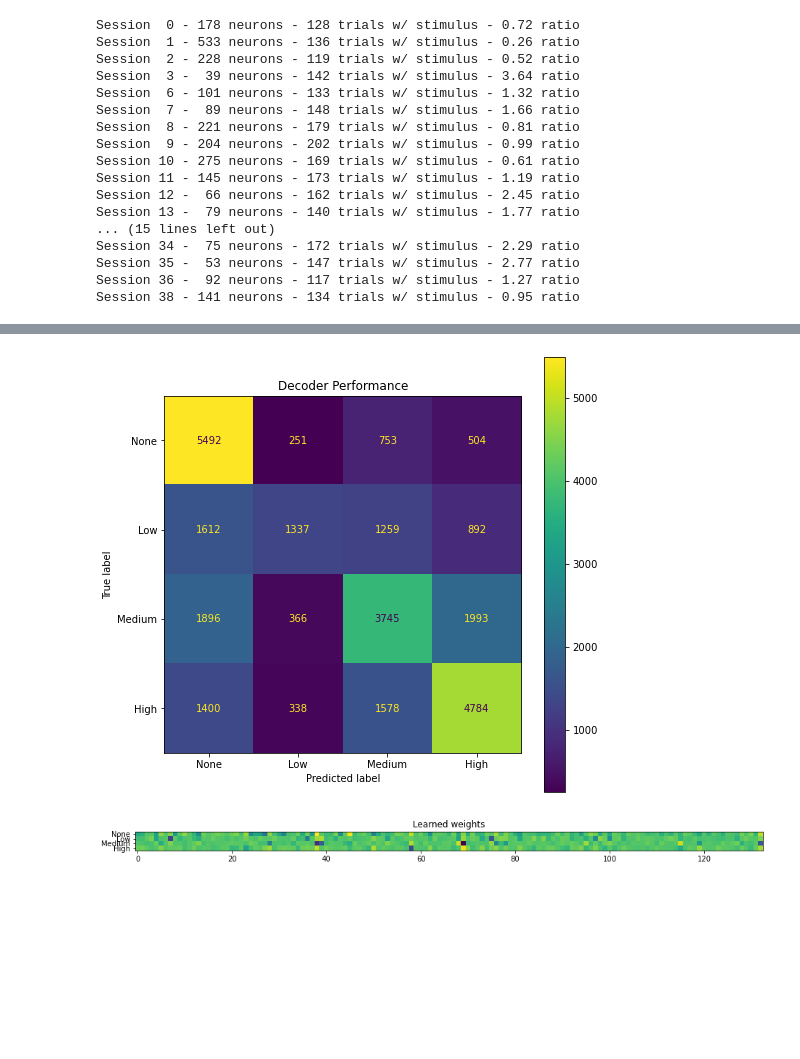
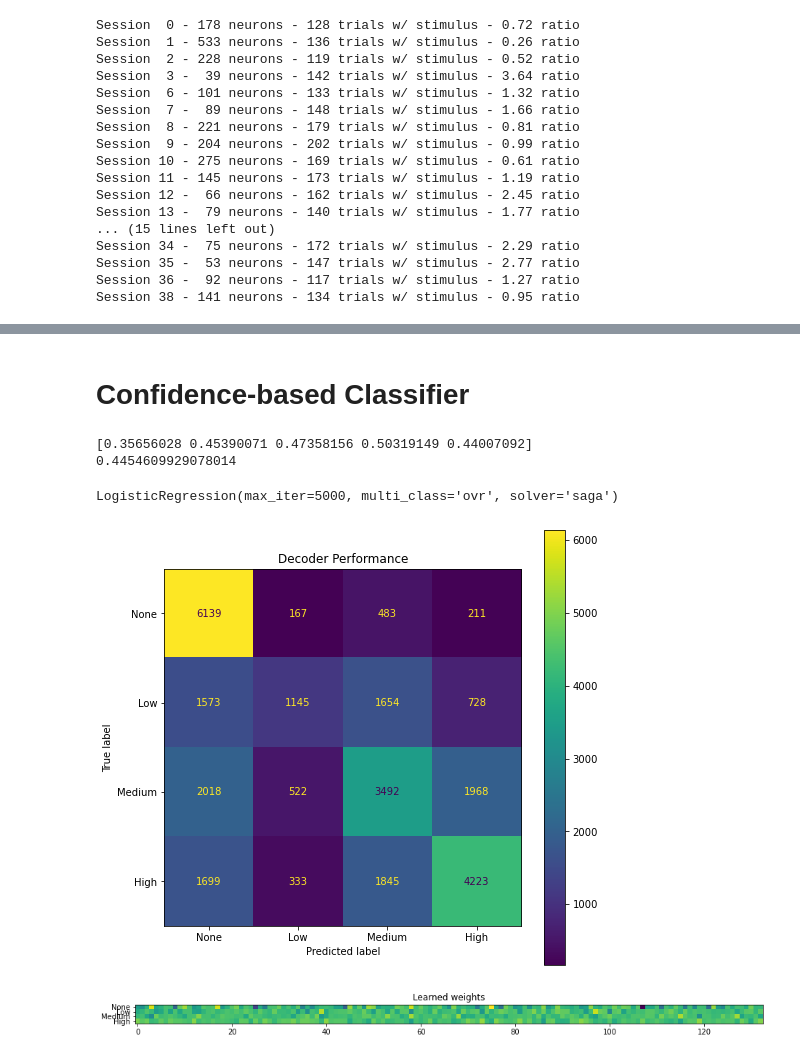
Before and after one commit to sjawhar/nma2020-steinmetz-project, a Jupyter notebook: notebooks/decoders.ipynb, the cells around one changed output, grey strips where cells are left out. Cells and saved outputs as stored; diff of their text form; code cells hidden in the pictures; blank space fills up the shorter version.

```diff
--- a/notebooks/decoders.ipynb
+++ b/notebooks/decoders.ipynb
@@ -118,27 +87,3 @@ LogisticRegression(max_iter=5000, multi_class='ovr', solver='saga')
-# %%
-from sklearn.metrics import plot_confusion_matrix
-import matplotlib.pyplot as plt
-%matplotlib inline
-
-disp = plot_confusion_matrix(clf, X, Y, display_labels=CLASS_NAMES)
-disp.ax_.set_title("Decoder Performance")
-disp.figure_.set_size_inches(8, 8)
-plt.show()
-
-weights = clf.coef_
-fig, ax = plt.subplots()
-im = ax.imshow(weights)
-
-ax.set_yticks(np.arange(weights.shape[0]))
-ax.set_yticklabels(CLASS_NAMES)
-
-ax.set_title("Learned weights")
-fig.set_size_inches(12, 10)
-plt.subplots_adjust(left=0, right=1, bottom=0, top=1)
-plt.show()
-# %% [output]
-[figure, removed]
-[figure, removed]
 # %%
 def get_trial_performance(selector):
     '''
@@ -158,3 +103,5 @@ def get_trial_performance(selector):
     ])
 
 behavior = get_trial_performance(SELECTOR)
+# %% [markdown]
+# Confidence-based Classifier
@@ -161,3 +124,41 @@ behavior = get_trial_performance(SELECTOR)
+# %%
+from sklearn.linear_model import LogisticRegression
+from sklearn.model_selection import cross_val_score
+
+clf = LogisticRegression(penalty='l2', multi_class='ovr', solver='saga', max_iter=5000)
+scores = cross_val_score(clf, X, y, cv=5, n_jobs=-1)
+print(scores)
+print(scores.mean())
+
+clf.fit(X, y)
+# %% [output]
+[0.35656028 0.45390071 0.47358156 0.50319149 0.44007092]
+0.4454609929078014
+LogisticRegression(max_iter=5000, multi_class='ovr', solver='saga')
+# %%
+from sklearn.metrics import plot_confusion_matrix
+import matplotlib.pyplot as plt
+%matplotlib inline
+
+disp = plot_confusion_matrix(clf, X, y, display_labels=CLASS_NAMES)
+disp.ax_.set_title("Decoder Performance")
+disp.figure_.set_size_inches(8, 8)
+plt.show()
+
+weights = clf.coef_
+fig, ax = plt.subplots()
+im = ax.imshow(weights)
+
+ax.set_yticks(np.arange(weights.shape[0]))
+ax.set_yticklabels(CLASS_NAMES)
+
+ax.set_title("Learned weights")
+fig.set_size_inches(12, 10)
+plt.subplots_adjust(left=0, right=1, bottom=0, top=1)
+plt.show()
+# %% [output]
+[figure, added]
+[figure, added]
 # %%
 plotted_trials = 20
 yticks = np.arange(NUM_BINS // 5) * 5
```
Also changed, not shown: parts of 12 cells of this notebook.
